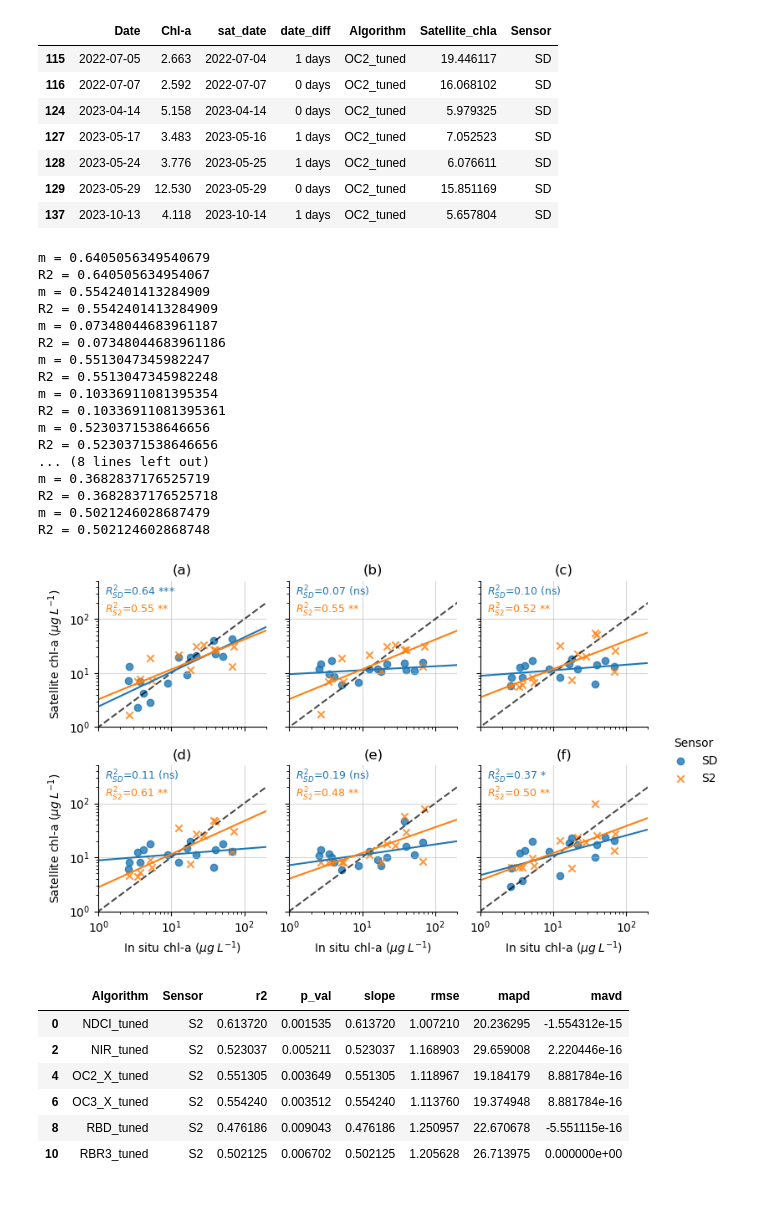
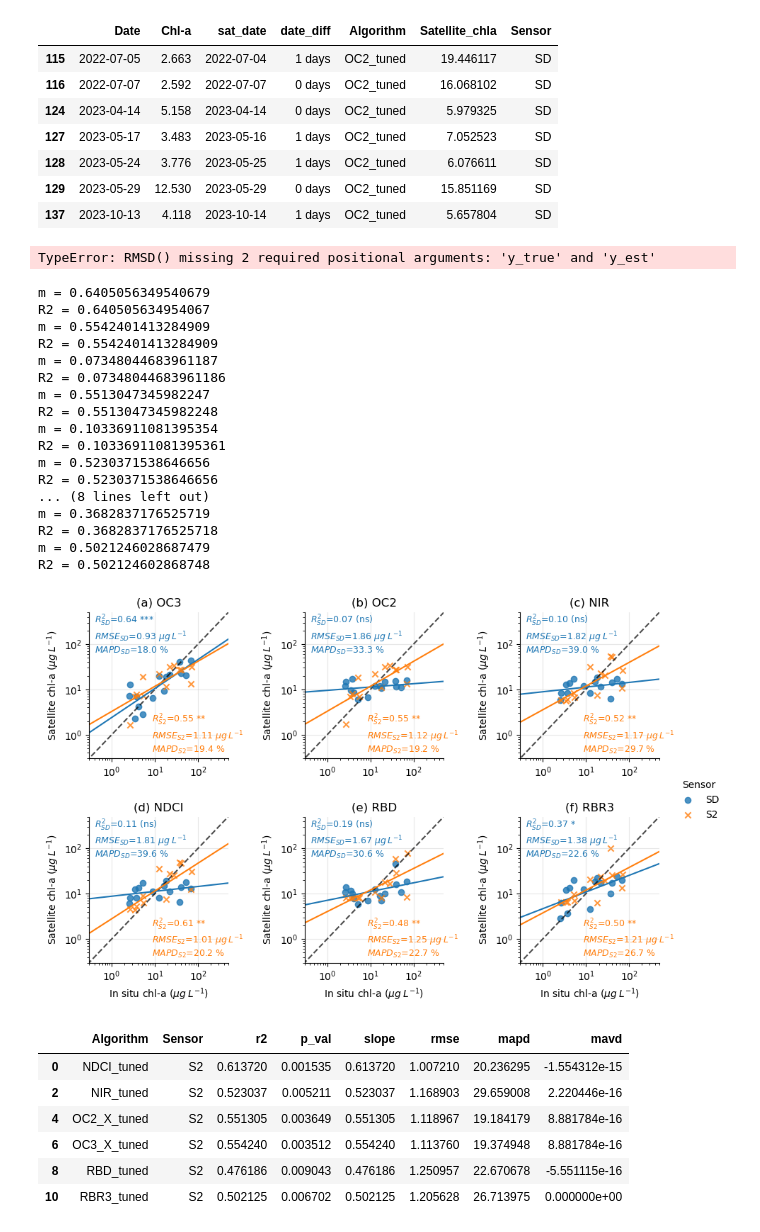
Before and after one commit to scmc72/DALEC_processing, a Jupyter notebook: chla_nice_w_atmos_corr.ipynb, the cells around one changed output. Cells and saved outputs as stored; diff of their text form; code cells hidden in the pictures; blank space fills up the shorter version.

```diff
--- a/chla_nice_w_atmos_corr.ipynb
+++ b/chla_nice_w_atmos_corr.ipynb
@@ -973,25 +1095,39 @@ insit_melt[(insit_melt.date_diff <= '1 days') & (insit_melt.Algorithm=='OC2_tune
 | 128 | 2023-05-24 | 3.776 | 2023-05-25 | 1 days | OC2_tuned | 6.076611 | SD |
 | 129 | 2023-05-29 | 12.530 | 2023-05-29 | 0 days | OC2_tuned | 15.851169 | SD |
 | 137 | 2023-10-13 | 4.118 | 2023-10-14 | 1 days | OC2_tuned | 5.657804 | SD |
+# %%
+RMSD()
+# %% [output]
+TypeError: RMSD() missing 2 required positional arguments: 'y_true' and 'y_est'
 # %%
 def annotate(data, x='Chl-a', y='sdfkjdf', order=1,
              plot=True, lims=None, text_size=9., **kws):
 
     ax = plt.gca()
-    if data.Algorithm.values[0] == 'RBR3_orig_5':
-        text_locs = ((0.6, 0.16), (0.6, 0.04))
-    else:
-        text_locs = ((0.04, 0.9), (0.04, 0.78))
+#     if data.Algorithm.values[0] == 'RBR3_orig_5':
+#         text_locs = ((0.6, 0.16), (0.6, 0.04))
+#     else:
+#         text_locs = ((0.04, 0.82), (0.04, 0.59))
 
     res = sp.stats.linregress(np.log10(data.dropna()[x]**order),
                               np.log10(data.dropna()[y]))
+
+    rmsd = RMSD(data.dropna()[x],
+                data.dropna()[y])
+    mapd = MAPD(np.log10(data.dropna()[x]),
+                np.log10(data.dropna()[y]))
+
     if data.Sensor.values[0] == 'SD':
+        text_locs = (0.04, 0.72)
         textstr = '\n'.join((
 #                              r'SuperDoves',
-                             r'$R_{{SD}}^2$={:.2f} {}'.format(res.rvalue**2, p_sig(res.pvalue)),
-#                              r'Slope = {:.2f}'.format(res.slope),
+                             r'$R_{{SD}}^2$={:.2f} {}'.format(res.rvalue**2,
+                                                               p_sig(res.pvalue)),
+                             r'$RMSE_{{SD}}$={:.2f} $\mu g \: L^{{-1}}$'.format(rmsd),
+                             r'$MAPD_{{SD}}$={:.1f} %'.format(mapd),
+
         ))
-        ax.text(*text_locs[0], textstr, size=text_size,
+        ax.text(*text_locs, textstr, size=text_size,
             transform=ax.transAxes, bbox=None,
                 color=sns.color_palette()[0])
 
@@ -1005,12 +1141,15 @@ def annotate(data, x='Chl-a', y='sdfkjdf', order=1,
 
 
     if data.Sensor.values[0] == 'S2':
+        text_locs = (0.45, 0.04)
         textstr = '\n'.join((
 #                              r'Sentinel-2',
                              r'$R_{{S2}}^2$={:.2f} {}'.format(res.rvalue**2, p_sig(res.pvalue)),
+                             r'$RMSE_{{S2}}$={:.2f} $\mu g \: L^{{-1}}$'.format(rmsd),
+                             r'$MAPD_{{S2}}$={:.1f} %'.format(mapd),
 #                              r'Slope = {:.2f}'.format(res.slope),
                                 ))
-        ax.text(*text_locs[1], textstr, size=text_size,
+        ax.text(*text_locs, textstr, size=text_size,
             transform=ax.transAxes, bbox=None,
                 color=sns.color_palette()[1])
 
@@ -1035,13 +1174,16 @@ g = sns.lmplot(data=insit_melt[(insit_melt.date_diff <= '1 days')& tuned],
                col_order=['OC3_X_tuned', 'OC2_X_tuned', 'NIR_tuned',
                            'NDCI_tuned', 'RBD_tuned', 'RBR3_tuned',
                           ],
-               facet_kws={'sharey':True, 'sharex':True}, height=2.5)
+               facet_kws={'sharey':False, 'sharex':False}, height=3)
 
 g.set_titles("{col_name}")
 
 
 # ylims = np.array([[0.1,500], [0.08,500], [1,500], [5,500], [0.3,500], [0.1,500]])
-titles = ['(a)', '(b)', '(c)', '(d)', '(e)', '(f)']
+# titles = ['(a)', '(b)', '(c)', '(d)', '(e)', '(f)']
+
+titles = ['(a) OC3', '(b) OC2', '(c) NIR',
+          '(d) NDCI', '(e) RBD', '(f) RBR3']
 
 for i, ax in enumerate(g.axes):
 #     ax.set_xlim(0.1, 5e2)
@@ -1058,9 +1200,9 @@ for i, ax in enumerate(g.axes):
             'k--', alpha=0.7)
 
 #     ax.set_ylim(ylims[i, 0], ylims[i, 1])
-    ax.set_ylim(1, 500)
-    ax.set_xlim(1, 200)
-    ax.grid(alpha=0.5)
+    ax.set_ylim(.3, 500)
+    ax.set_xlim(.3, 500)
+    ax.grid(alpha=0.3)
     if i in [3, 4, 5]:
         ax.set_xlabel('In situ chl-a ($\mu g \: L^{-1}$)')
     else:
@@ -1072,35 +1214,39 @@ for i, ax in enumerate(g.axes):
     ax.set_title(titles[i])
 
 # plt.savefig('figures_for_paper/alg_comparison_NOT.svg', dpi=300)
 
 g.map_dataframe(annotate, y='Satellite_chla', plot=True, offset=10)# lims=[0.1, 100])
 
 for i, ax in enumerate(g.axes):
     ax.set_ylabel('Satellite chl-a ($\mu g \: L^{-1}$)')
 
-plt.savefig('figures_for_paper/SD_S2_chla_tuned.svg', dpi=300)
+
+g.fig.subplots_adjust(hspace=0.4, wspace=.55)
+
+plt.savefig('figures_for_paper/SD_S2_chla_tuned_update.svg', dpi=300)
+
 
 
 plt.show()
 # %% [output]
 m = 0.6405056349540679
 R2 = 0.640505634954067
 m = 0.5542401413284909
 R2 = 0.5542401413284909
 m = 0.07348044683961187
 R2 = 0.07348044683961186
 m = 0.5513047345982247
 R2 = 0.5513047345982248
 m = 0.10336911081395354
 R2 = 0.10336911081395361
 m = 0.5230371538646656
 R2 = 0.5230371538646656
 ... (8 lines left out)
 m = 0.3682837176525719
 R2 = 0.3682837176525718
 m = 0.5021246028687479
 R2 = 0.502124602868748
-[figure, old version]
+[figure, new version]
 # %%
 indi = (insit_melt.date_diff <= '1 days')& tuned
 
```
Also changed, not shown: parts of 2 cells of this notebook, 6 other files.
